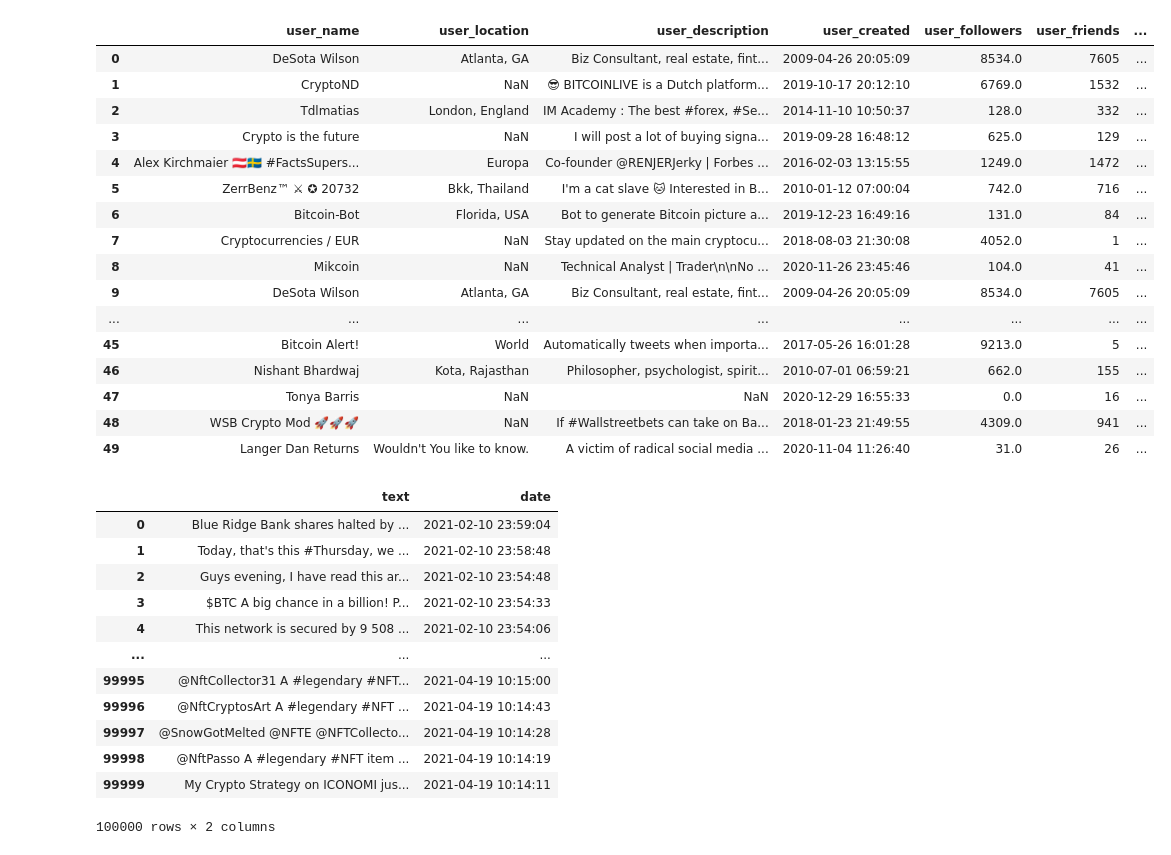
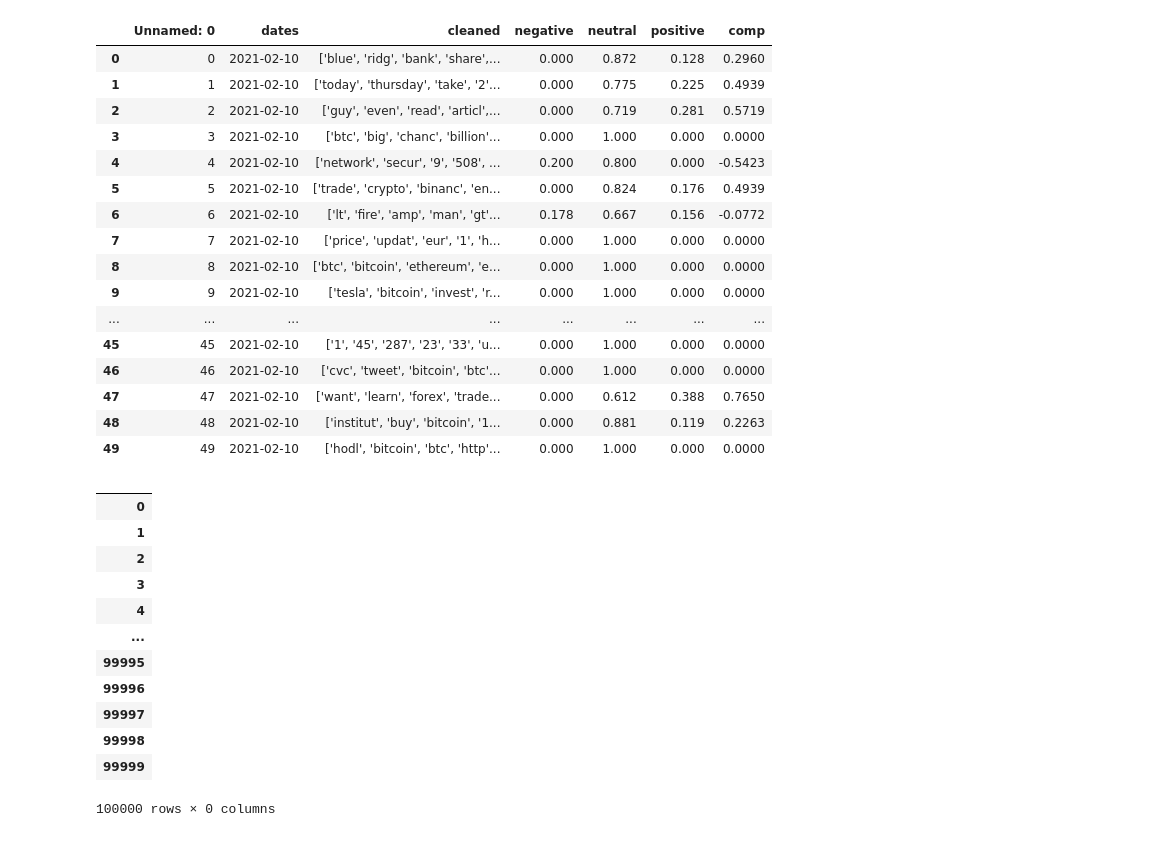
Before and after one commit to Ashlynbh/Crypto_Sentiment_Project, a Jupyter notebook: Jupyter/bitcoin.ipynb, the cells around one changed output. Saved outputs shown, nothing was run; the diff lists cells and outputs as text; code cells hidden in the pictures.

Commit message:
Ethereum data scrape and clean of tweets

```diff
--- a/Jupyter/bitcoin.ipynb
+++ b/Jupyter/bitcoin.ipynb
@@ -22,47 +21,47 @@ nltk.download()
 showing info https://raw.githubusercontent.com/nltk/nltk_data/gh-pages/index.xml
 True
 # %%
-bitcoin_path = "Resources/bitcoin.csv"
+bitcoin_path = "../Resources/bitcoin.csv"
 
 bitcoin = pd.read_csv(bitcoin_path)
 
 bitcoin.head(50)
 # %% [output]
-|  | user_name | user_location | user_description | user_created | user_followers | user_friends | ... |
-| 0 | DeSota Wilson | Atlanta, GA | Biz Consultant, real estate, fint... | 2009-04-26 20:05:09 | 8534.0 | 7605 | ... |
-| 1 | CryptoND | NaN | 😎 BITCOINLIVE is a Dutch platform... | 2019-10-17 20:12:10 | 6769.0 | 1532 | ... |
-| 2 | Tdlmatias | London, England | IM Academy : The best #forex, #Se... | 2014-11-10 10:50:37 | 128.0 | 332 | ... |
-| 3 | Crypto is the future | NaN | I will post a lot of buying signa... | 2019-09-28 16:48:12 | 625.0 | 129 | ... |
-| 4 | Alex Kirchmaier 🇦🇹🇸🇪 #FactsSupers... | Europa | Co-founder @RENJERJerky | Forbes ... | 2016-02-03 13:15:55 | 1249.0 | 1472 | ... |
-| 5 | ZerrBenz™ ⚔ ✪ 20732 | Bkk, Thailand | I'm a cat slave 🐱 Interested in B... | 2010-01-12 07:00:04 | 742.0 | 716 | ... |
-| 6 | Bitcoin-Bot | Florida, USA | Bot to generate Bitcoin picture a... | 2019-12-23 16:49:16 | 131.0 | 84 | ... |
-| 7 | Cryptocurrencies / EUR | NaN | Stay updated on the main cryptocu... | 2018-08-03 21:30:08 | 4052.0 | 1 | ... |
-| 8 | Mikcoin | NaN | Technical Analyst | Trader\n\nNo ... | 2020-11-26 23:45:46 | 104.0 | 41 | ... |
-| 9 | DeSota Wilson | Atlanta, GA | Biz Consultant, real estate, fint... | 2009-04-26 20:05:09 | 8534.0 | 7605 | ... |
+|  | Unnamed: 0 | dates | cleaned | negative | neutral | positive | comp |
+| 0 | 0 | 2021-02-10 | ['blue', 'ridg', 'bank', 'share',... | 0.000 | 0.872 | 0.128 | 0.2960 |
+| 1 | 1 | 2021-02-10 | ['today', 'thursday', 'take', '2'... | 0.000 | 0.775 | 0.225 | 0.4939 |
+| 2 | 2 | 2021-02-10 | ['guy', 'even', 'read', 'articl',... | 0.000 | 0.719 | 0.281 | 0.5719 |
+| 3 | 3 | 2021-02-10 | ['btc', 'big', 'chanc', 'billion'... | 0.000 | 1.000 | 0.000 | 0.0000 |
+| 4 | 4 | 2021-02-10 | ['network', 'secur', '9', '508', ... | 0.200 | 0.800 | 0.000 | -0.5423 |
+| 5 | 5 | 2021-02-10 | ['trade', 'crypto', 'binanc', 'en... | 0.000 | 0.824 | 0.176 | 0.4939 |
+| 6 | 6 | 2021-02-10 | ['lt', 'fire', 'amp', 'man', 'gt'... | 0.178 | 0.667 | 0.156 | -0.0772 |
+| 7 | 7 | 2021-02-10 | ['price', 'updat', 'eur', '1', 'h... | 0.000 | 1.000 | 0.000 | 0.0000 |
+| 8 | 8 | 2021-02-10 | ['btc', 'bitcoin', 'ethereum', 'e... | 0.000 | 1.000 | 0.000 | 0.0000 |
+| 9 | 9 | 2021-02-10 | ['tesla', 'bitcoin', 'invest', 'r... | 0.000 | 1.000 | 0.000 | 0.0000 |
 | ... | ... | ... | ... | ... | ... | ... | ... |
-| 45 | Bitcoin Alert! | World | Automatically tweets when importa... | 2017-05-26 16:01:28 | 9213.0 | 5 | ... |
-| 46 | Nishant Bhardwaj | Kota, Rajasthan | Philosopher, psychologist, spirit... | 2010-07-01 06:59:21 | 662.0 | 155 | ... |
-| 47 | Tonya Barris | NaN | NaN | 2020-12-29 16:55:33 | 0.0 | 16 | ... |
-| 48 | WSB Crypto Mod 🚀🚀🚀 | NaN | If #Wallstreetbets can take on Ba... | 2018-01-23 21:49:55 | 4309.0 | 941 | ... |
-| 49 | Langer Dan Returns | Wouldn't You like to know. | A victim of radical social media ... | 2020-11-04 11:26:40 | 31.0 | 26 | ... |
+| 45 | 45 | 2021-02-10 | ['1', '45', '287', '23', '33', 'u... | 0.000 | 1.000 | 0.000 | 0.0000 |
+| 46 | 46 | 2021-02-10 | ['cvc', 'tweet', 'bitcoin', 'btc'... | 0.000 | 1.000 | 0.000 | 0.0000 |
+| 47 | 47 | 2021-02-10 | ['want', 'learn', 'forex', 'trade... | 0.000 | 0.612 | 0.388 | 0.7650 |
+| 48 | 48 | 2021-02-10 | ['institut', 'buy', 'bitcoin', '1... | 0.000 | 0.881 | 0.119 | 0.2263 |
+| 49 | 49 | 2021-02-10 | ['hodl', 'bitcoin', 'btc', 'http'... | 0.000 | 1.000 | 0.000 | 0.0000 |
 # %%
 df = bitcoin.filter(['text','date'])[0:100000]
 
 df.astype(str).apply(lambda x: x.str.encode('ascii', 'ignore').str.decode('ascii'))
 # %% [output]
-|  | text | date |
-| 0 | Blue Ridge Bank shares halted by ... | 2021-02-10 23:59:04 |
-| 1 | Today, that's this #Thursday, we ... | 2021-02-10 23:58:48 |
-| 2 | Guys evening, I have read this ar... | 2021-02-10 23:54:48 |
-| 3 | $BTC A big chance in a billion! P... | 2021-02-10 23:54:33 |
-| 4 | This network is secured by 9 508 ... | 2021-02-10 23:54:06 |
-| ... | ... | ... |
-| 99995 | @NftCollector31 A #legendary #NFT... | 2021-04-19 10:15:00 |
-| 99996 | @NftCryptosArt A #legendary #NFT ... | 2021-04-19 10:14:43 |
-| 99997 | @SnowGotMelted @NFTE @NFTCollecto... | 2021-04-19 10:14:28 |
-| 99998 | @NftPasso A #legendary #NFT item ... | 2021-04-19 10:14:19 |
-| 99999 | My Crypto Strategy on ICONOMI jus... | 2021-04-19 10:14:11 |
+|  |
+| 0 |
+| 1 |
+| 2 |
+| 3 |
+| 4 |
+| ... |
+| 99995 |
+| 99996 |
+| 99997 |
+| 99998 |
+| 99999 |
-100000 rows × 2 columns
+100000 rows × 0 columns
 # %%
 def tweet_to_words(tweet):
     text = tweet.lower()
```
Also changed, not shown: parts of 5 cells of this notebook, 24 other files.
